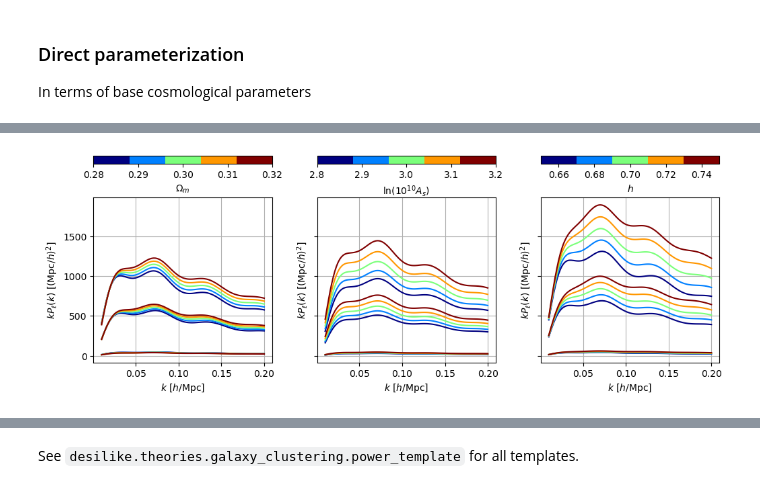
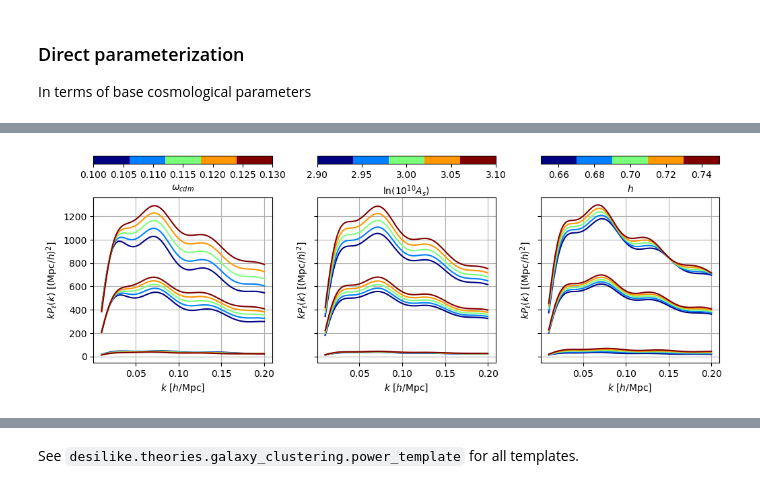
Before and after one commit to cosmodesi/desilike-tutorials, a Jupyter notebook: desilike_intro.ipynb, the cells around one changed output, grey strips where cells are left out. Saved outputs shown, nothing was run; the diff lists cells and outputs as text; code cells hidden in the pictures.

```diff
--- a/desilike_intro.ipynb
+++ b/desilike_intro.ipynb
@@ -131,7 +131,7 @@ cmap = plt.get_cmap('jet', n)
 def plot(template, template_name, params):
     theory_compression = get_theory(template=template)
     theory_compression()
-    center_params = theory_compression.runtime_info.pipeline.param_values
+    center_params = {param.name: param.value for param in theory_compression.varied_params}
     fig, lax = plt.subplots(1, len(params), sharex=False, sharey=True, figsize=(4 * len(params), 4))
     lax = lax.flatten()
     fig.subplots_adjust(wspace=0.25)
@@ -175,8 +175,8 @@ ParameterCollection(['h', 'Omega_m', 'omega_b', 'logA', 'n_s', 'tau_reio', 'm_nc
 # %%
 plot(DirectPowerSpectrumTemplate(),
-'direct', {'Omega_m': np.linspace(0.28, 0.32, n), 'logA': np.linspace(2.8, 3.2, n), 'h': np.linspace(0.65, 0.75, n)})
+'direct', {'omega_cdm': np.linspace(0.1, 0.13, n), 'logA': np.linspace(2.9, 3.1, n), 'h': np.linspace(0.65, 0.75, n)})
 # %% [output]
-[figure, old version]
+[figure, new version]
 # %%
 from desilike.theories import Cosmoprimo
 
```
Also changed, not shown: parts of 26 cells of this notebook, 2 other files.
